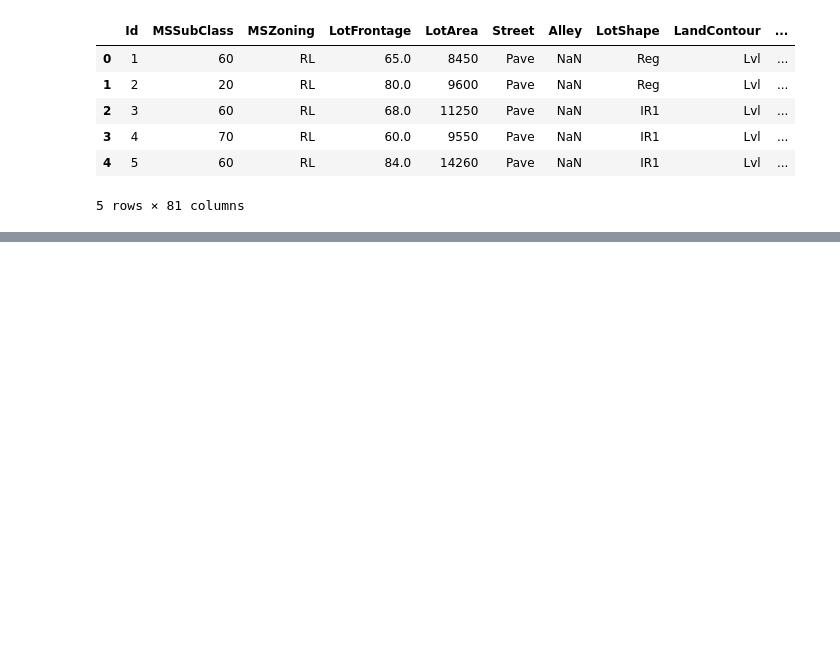
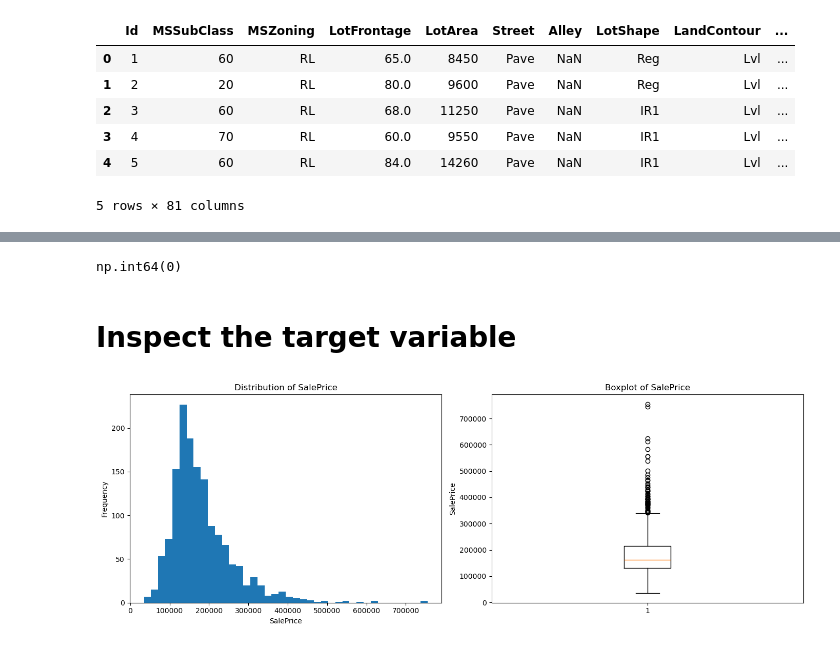
Before and after one commit to Titaniel3/ASDA_2025_Group_1_Portfolio_new, a Jupyter notebook: notebooks/week_09_DL_draft.ipynb, the cells around one changed output, grey strips where cells are left out. Saved outputs shown, nothing was run; the diff lists cells and outputs as text; code cells hidden in the pictures; blank space fills up the shorter version.

```diff
--- a/notebooks/week_09_DL_draft.ipynb
+++ b/notebooks/week_09_DL_draft.ipynb
@@ -16,0 +69,27 @@ df.head()
+# %%
+# Check for duplicate rows
+df.duplicated().sum()
+# %% [output]
+np.int64(0)
+# %% [markdown]
+# Inspect the target variable
+# %%
+# Create a figure with two subplots (histogram + boxplot)
+fig, axes = plt.subplots(1, 2, figsize=(14, 5))
+
+# --- Histogram ---
+axes[0].hist(df["SalePrice"], bins=40)
+axes[0].set_title("Distribution of SalePrice")
+axes[0].set_xlabel("SalePrice")
+axes[0].set_ylabel("Frequency")
+
+# --- Boxplot ---
+# Boxplots help to detect outliers visually
+axes[1].boxplot(df["SalePrice"], vert=True)
+axes[1].set_title("Boxplot of SalePrice")
+axes[1].set_ylabel("SalePrice")
+
+plt.tight_layout()
+plt.show()
+# %% [output]
+[figure, added]
```
Also changed, not shown: parts of 10 cells of this notebook.
